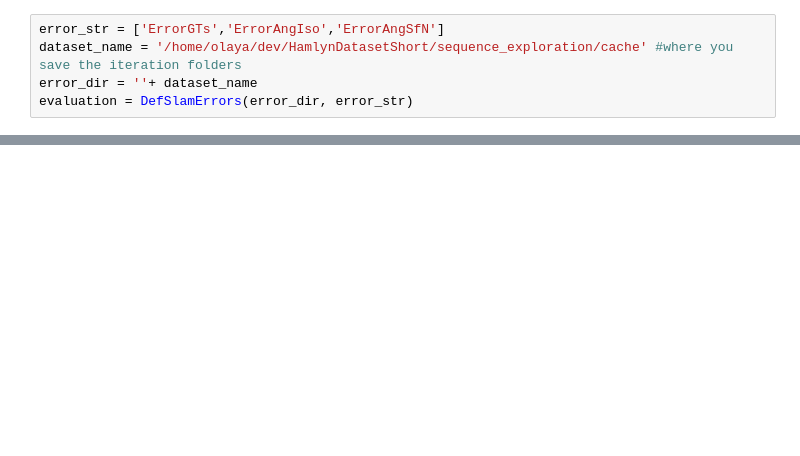
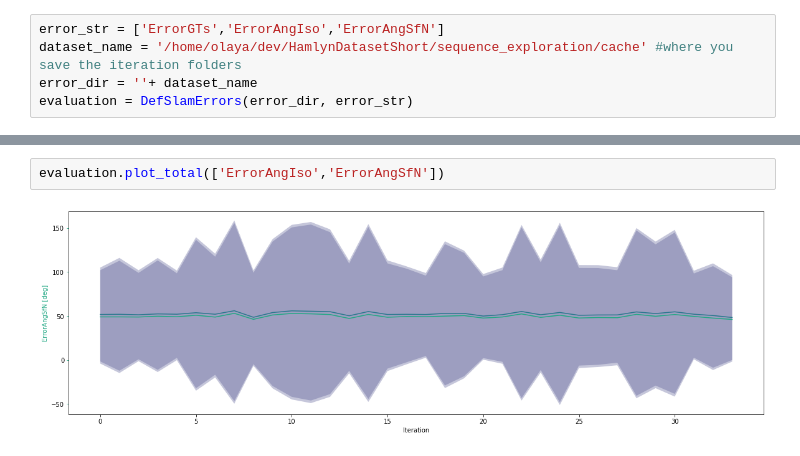
Before and after one commit to UZ-SLAMLab/DefSLAM, a Jupyter notebook: scripts/plotting.ipynb, the cells around one changed output, grey strips where cells are left out. Saved outputs shown, nothing was run; the diff lists cells and outputs as text; blank space fills up the shorter version.

```diff
--- a/scripts/plotting.ipynb
+++ b/scripts/plotting.ipynb
@@ -280,0 +287,4 @@ evaluation.iteratederrors[1]['ErrorGTs']['values']
+# %%
+evaluation.plot_total(['ErrorAngIso','ErrorAngSfN'])
+# %% [output]
+[figure, added]
```
Also changed, not shown: parts of 13 cells of this notebook.
